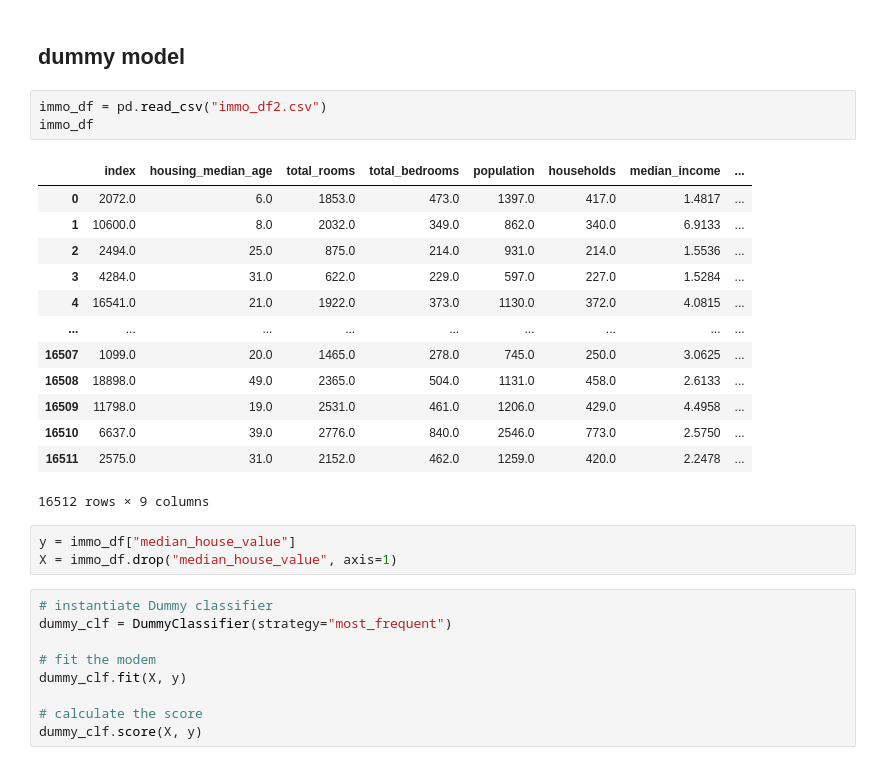
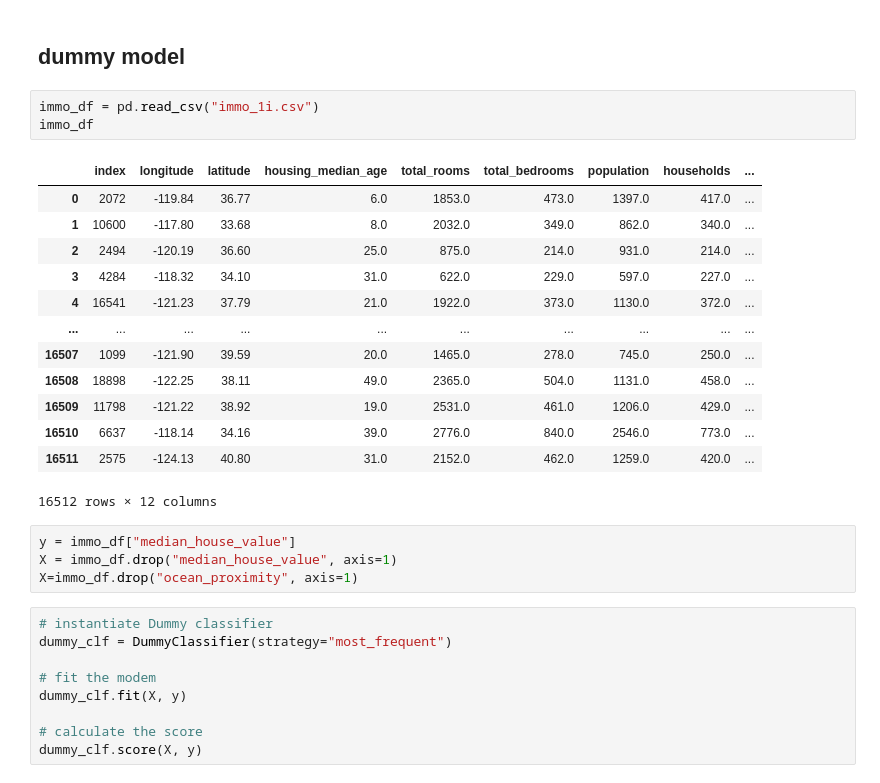
Before and after one commit to AliciaKairouani/Projet_immo, a Jupyter notebook: Model.ipynb, the cells around one changed output. Saved outputs shown, nothing was run; the diff lists cells and outputs as text.

```diff
--- a/Model.ipynb
+++ b/Model.ipynb
@@ -30,25 +30,26 @@ from sklearn.inspection import permutation_importance
 # %% [markdown]
 ## dummy model
 # %%
-immo_df = pd.read_csv("immo_df2.csv")
+immo_df = pd.read_csv("immo_1i.csv")
 immo_df
 # %% [output]
-|  | index | housing_median_age | total_rooms | total_bedrooms | population | households | median_income | ... |
-| 0 | 2072.0 | 6.0 | 1853.0 | 473.0 | 1397.0 | 417.0 | 1.4817 | ... |
-| 1 | 10600.0 | 8.0 | 2032.0 | 349.0 | 862.0 | 340.0 | 6.9133 | ... |
-| 2 | 2494.0 | 25.0 | 875.0 | 214.0 | 931.0 | 214.0 | 1.5536 | ... |
-| 3 | 4284.0 | 31.0 | 622.0 | 229.0 | 597.0 | 227.0 | 1.5284 | ... |
-| 4 | 16541.0 | 21.0 | 1922.0 | 373.0 | 1130.0 | 372.0 | 4.0815 | ... |
-| ... | ... | ... | ... | ... | ... | ... | ... | ... |
-| 16507 | 1099.0 | 20.0 | 1465.0 | 278.0 | 745.0 | 250.0 | 3.0625 | ... |
-| 16508 | 18898.0 | 49.0 | 2365.0 | 504.0 | 1131.0 | 458.0 | 2.6133 | ... |
-| 16509 | 11798.0 | 19.0 | 2531.0 | 461.0 | 1206.0 | 429.0 | 4.4958 | ... |
-| 16510 | 6637.0 | 39.0 | 2776.0 | 840.0 | 2546.0 | 773.0 | 2.5750 | ... |
-| 16511 | 2575.0 | 31.0 | 2152.0 | 462.0 | 1259.0 | 420.0 | 2.2478 | ... |
+|  | index | longitude | latitude | housing_median_age | total_rooms | total_bedrooms | population | households | ... |
+| 0 | 2072 | -119.84 | 36.77 | 6.0 | 1853.0 | 473.0 | 1397.0 | 417.0 | ... |
+| 1 | 10600 | -117.80 | 33.68 | 8.0 | 2032.0 | 349.0 | 862.0 | 340.0 | ... |
+| 2 | 2494 | -120.19 | 36.60 | 25.0 | 875.0 | 214.0 | 931.0 | 214.0 | ... |
+| 3 | 4284 | -118.32 | 34.10 | 31.0 | 622.0 | 229.0 | 597.0 | 227.0 | ... |
+| 4 | 16541 | -121.23 | 37.79 | 21.0 | 1922.0 | 373.0 | 1130.0 | 372.0 | ... |
+| ... | ... | ... | ... | ... | ... | ... | ... | ... | ... |
+| 16507 | 1099 | -121.90 | 39.59 | 20.0 | 1465.0 | 278.0 | 745.0 | 250.0 | ... |
+| 16508 | 18898 | -122.25 | 38.11 | 49.0 | 2365.0 | 504.0 | 1131.0 | 458.0 | ... |
+| 16509 | 11798 | -121.22 | 38.92 | 19.0 | 2531.0 | 461.0 | 1206.0 | 429.0 | ... |
+| 16510 | 6637 | -118.14 | 34.16 | 39.0 | 2776.0 | 840.0 | 2546.0 | 773.0 | ... |
+| 16511 | 2575 | -124.13 | 40.80 | 31.0 | 2152.0 | 462.0 | 1259.0 | 420.0 | ... |
-16512 rows × 9 columns
+16512 rows × 12 columns
 # %%
 y = immo_df["median_house_value"]
 X = immo_df.drop("median_house_value", axis=1)
+X=immo_df.drop("ocean_proximity", axis=1)
 # %%
 # instantiate Dummy classifier
 dummy_clf = DummyClassifier(strategy="most_frequent")
```
Also changed, not shown: parts of 3 cells of this notebook, 1 other file.
